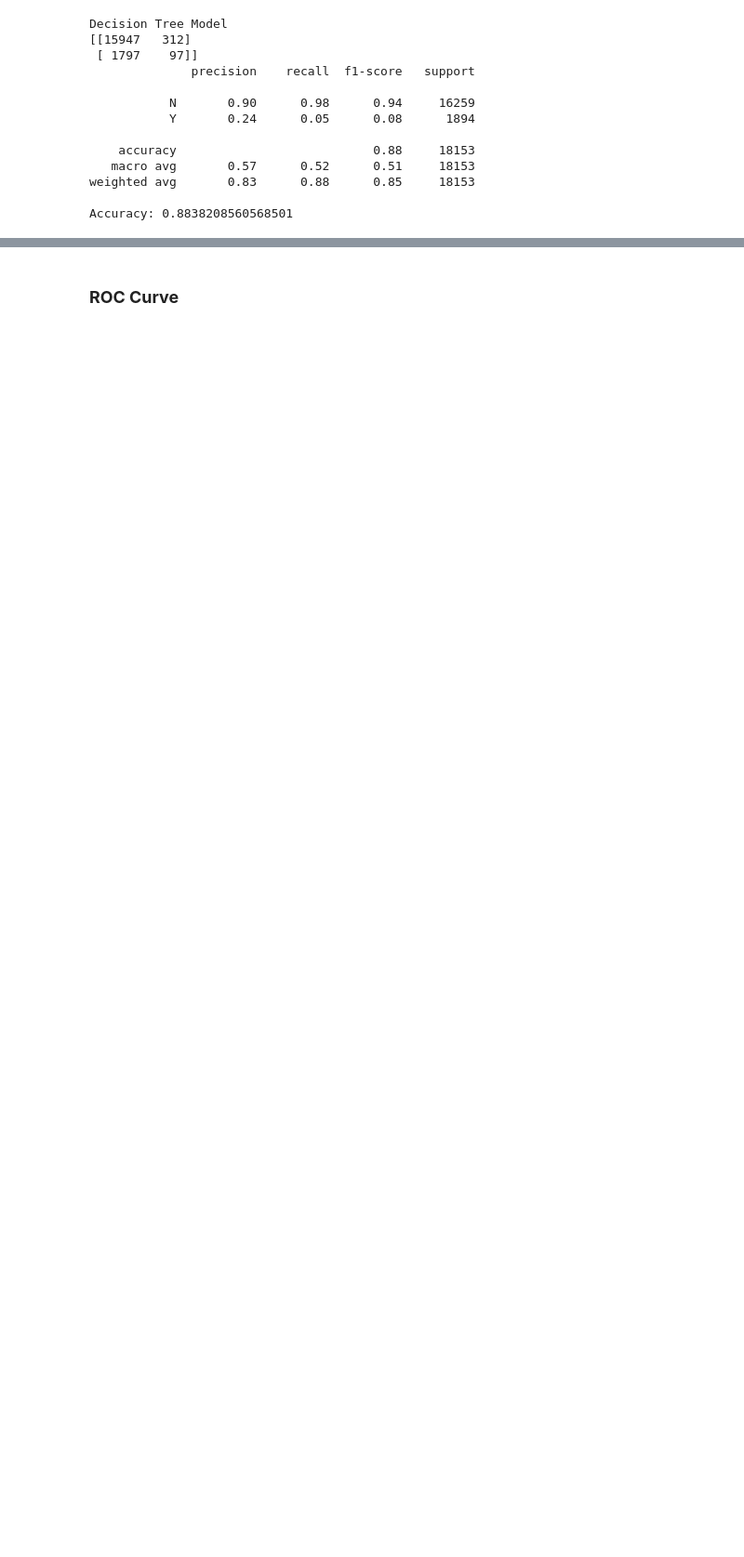
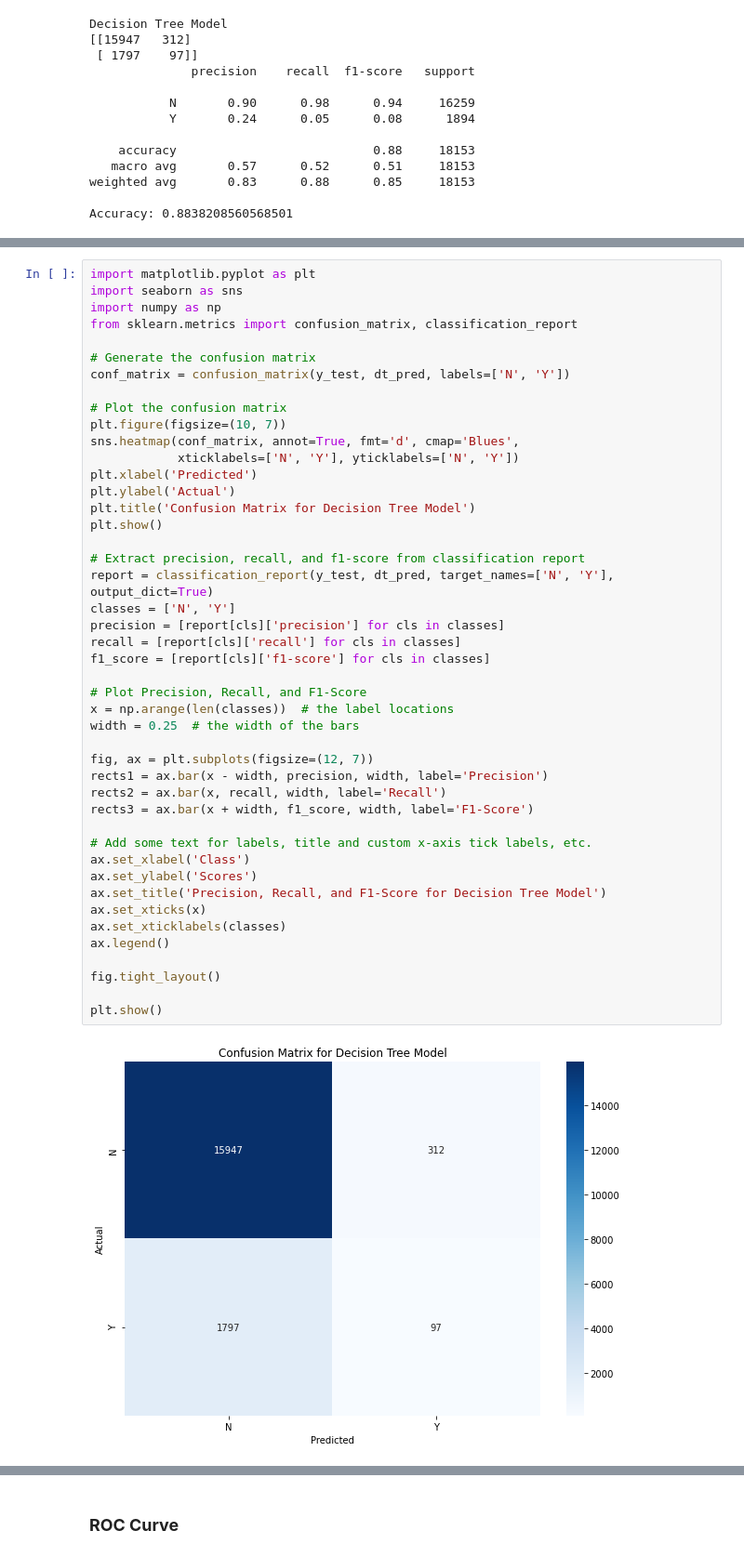
Before and after one commit to FaithMUTIS/Phase-3-Project, a Jupyter notebook: index.ipynb, the cells around one changed output, grey strips where cells are left out. Shown at 93% size. Drawn from its saved outputs; the diff is of its cells as text; blank space fills up the shorter version.

```diff
--- a/index.ipynb
+++ b/index.ipynb
@@ -396,0 +402,47 @@ AttributeError: 'Pipeline' object has no attribute 'get_feature_names_out'
+# %%
+import matplotlib.pyplot as plt
+import seaborn as sns
+import numpy as np
+from sklearn.metrics import confusion_matrix, classification_report
+
+# Generate the confusion matrix
+conf_matrix = confusion_matrix(y_test, dt_pred, labels=['N', 'Y'])
+
+# Plot the confusion matrix
+plt.figure(figsize=(10, 7))
+sns.heatmap(conf_matrix, annot=True, fmt='d', cmap='Blues',
+            xticklabels=['N', 'Y'], yticklabels=['N', 'Y'])
+plt.xlabel('Predicted')
+plt.ylabel('Actual')
+plt.title('Confusion Matrix for Decision Tree Model')
+plt.show()
+
+# Extract precision, recall, and f1-score from classification report
+report = classification_report(y_test, dt_pred, target_names=['N', 'Y'], output_dict=True)
+classes = ['N', 'Y']
+precision = [report[cls]['precision'] for cls in classes]
+recall = [report[cls]['recall'] for cls in classes]
+f1_score = [report[cls]['f1-score'] for cls in classes]
+
+# Plot Precision, Recall, and F1-Score
+x = np.arange(len(classes))  # the label locations
+width = 0.25  # the width of the bars
+
+fig, ax = plt.subplots(figsize=(12, 7))
+rects1 = ax.bar(x - width, precision, width, label='Precision')
+rects2 = ax.bar(x, recall, width, label='Recall')
+rects3 = ax.bar(x + width, f1_score, width, label='F1-Score')
+
+# Add some text for labels, title and custom x-axis tick labels, etc.
+ax.set_xlabel('Class')
+ax.set_ylabel('Scores')
+ax.set_title('Precision, Recall, and F1-Score for Decision Tree Model')
+ax.set_xticks(x)
+ax.set_xticklabels(classes)
+ax.legend()
+
+fig.tight_layout()
+
+plt.show()
+# %% [output]
+[figure, added]
```
Also changed, not shown: parts of 10 cells of this notebook.
